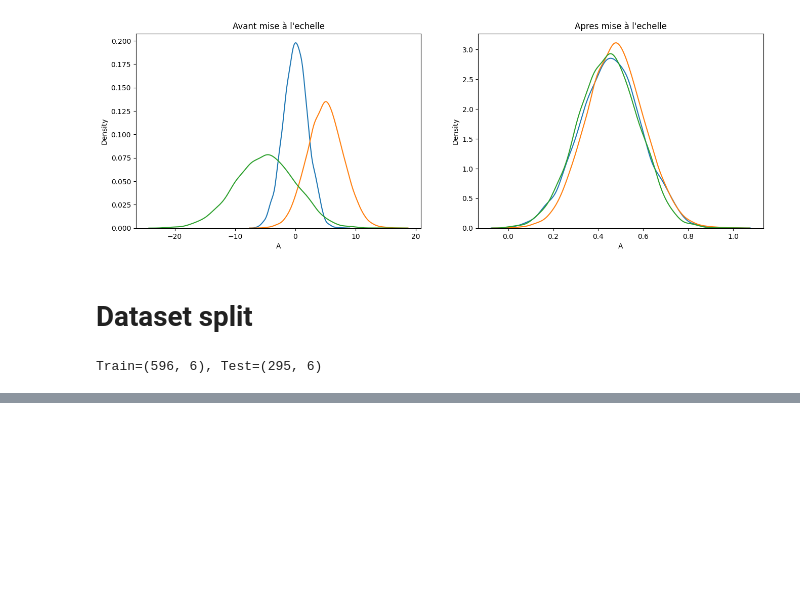
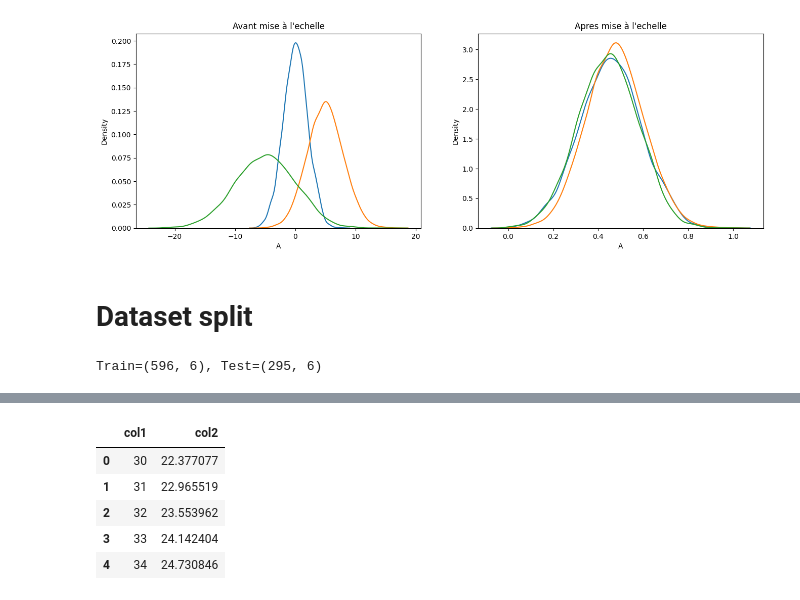
Before and after one commit to datacorner/ladata, a Jupyter notebook: La data - Chap 7 - La donnée sous toutes ses facettes.ipynb, the cells around one changed output, grey strips where cells are left out. Drawn from its saved outputs; the diff is of its cells as text; code cells hidden in the pictures; blank space fills up the shorter version.

```diff
--- a/La data - Chap 7 - La donnée sous toutes ses facettes.ipynb
+++ b/La data - Chap 7 - La donnée sous toutes ses facettes.ipynb
@@ -106,0 +139,14 @@ Train=(596, 6), Test=(295, 6)
+# %%
+predictions = range(30,51)
+results = []
+for pr in predictions:
+    results.append([pr, regr.predict(np.array([[pr]]))[0][0]])
+myResult = pd.DataFrame(results, columns=['col1', 'col2'])
+myResult.head(5)
+# %% [output]
+|  | col1 | col2 |
+| 0 | 30 | 22.377077 |
+| 1 | 31 | 22.965519 |
+| 2 | 32 | 23.553962 |
+| 3 | 33 | 24.142404 |
+| 4 | 34 | 24.730846 |
```
Also changed, not shown: parts of 10 cells of this notebook.
